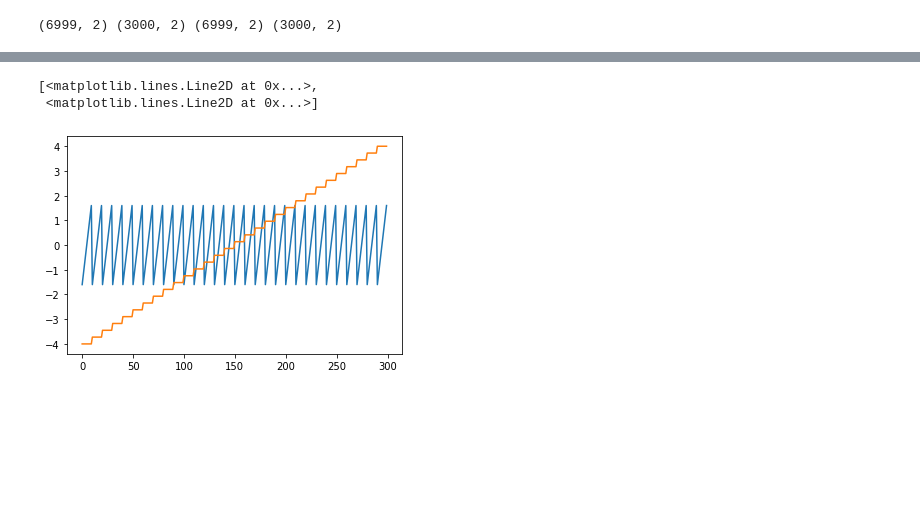
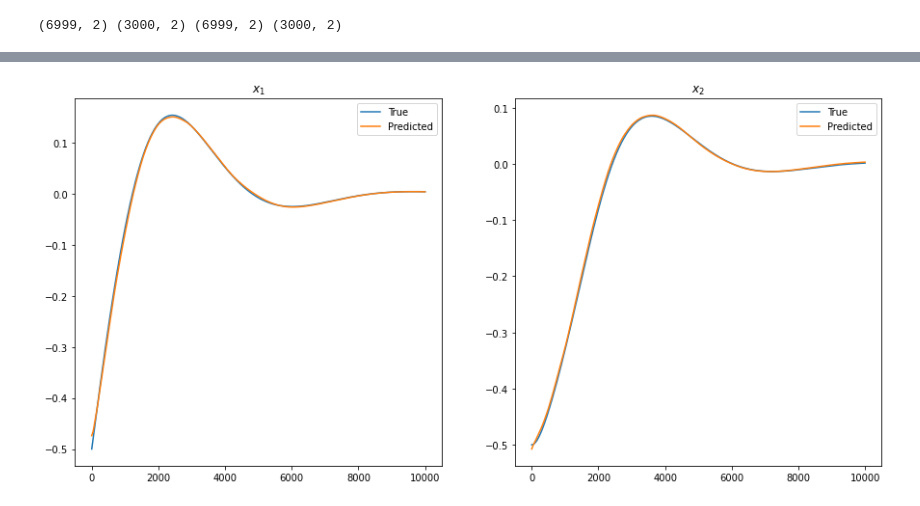
Before and after one commit to kyrxanthos/NN_dynamical_systems, a Jupyter notebook: Find_DS_MLP.ipynb, the cells around one changed output, grey strips where cells are left out. Drawn from its saved outputs; the diff is of its cells as text; code cells hidden in the pictures; blank space fills up the shorter version.

```diff
--- a/Find_DS_MLP.ipynb
+++ b/Find_DS_MLP.ipynb
@@ -230,6 +224,16 @@ array([2.74725064, 7.764425  ])
-# %%
-plt.plot(data)
-# %% [output]
-[<matplotlib.lines.Line2D at 0x...>,
- <matplotlib.lines.Line2D at 0x...>]
-[figure, removed]
+# %%
+plt.figure(figsize=(15,7))
+plt.title('n: {}'.format(n[0]*n[1]))
+plt.subplot(121)
+plt.plot(vf(x_train)[:,0], label = 'True')
+plt.plot(model.predict(x_train)[:,0], label = 'Predicted')
+plt.title('$x_1$')
+plt.legend()
+plt.subplot(122)
+plt.plot(vf(x_train)[:,1], label = 'True')
+plt.plot(model.predict(x_train)[:,1], label = 'Predicted')
+plt.title('$x_2$')
+plt.legend()
+plt.show()
+# %% [output]
+[figure, added]
```
Also changed, not shown: parts of 15 cells of this notebook, 42 other files.
